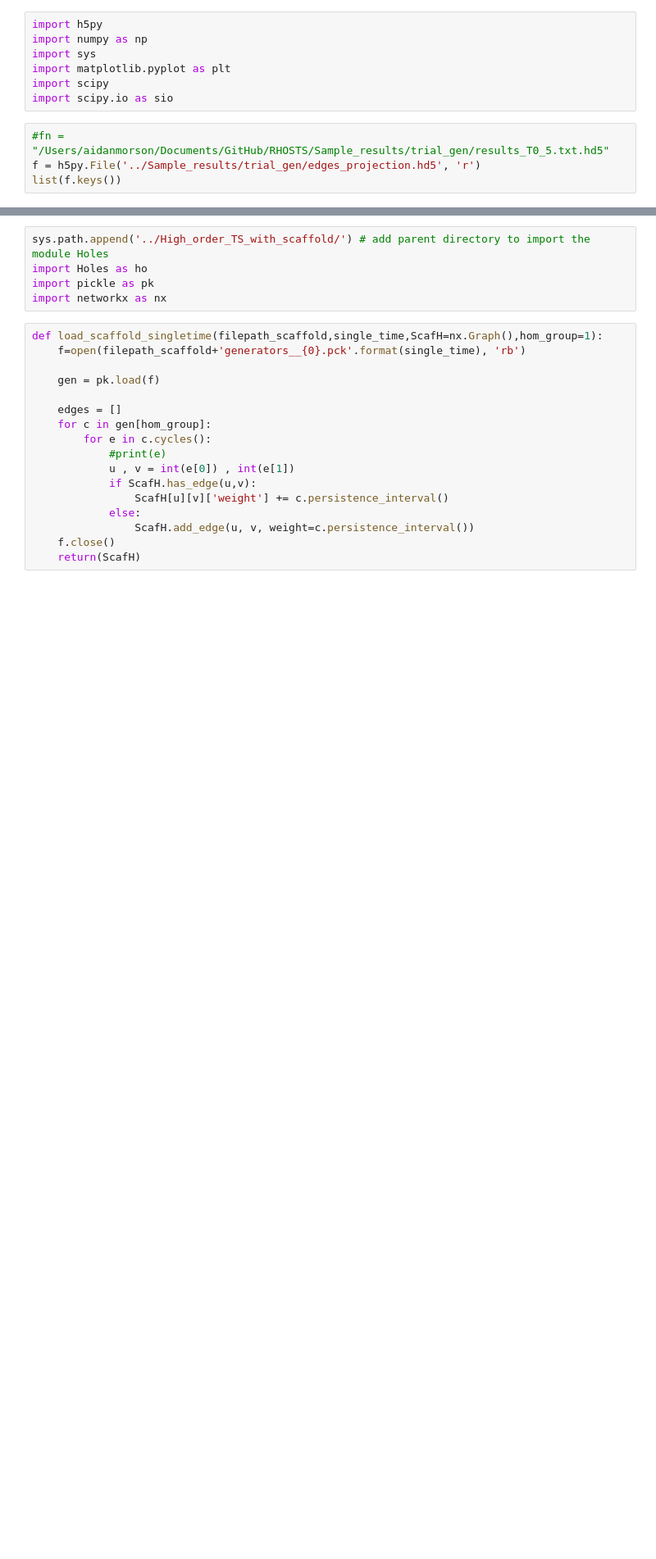
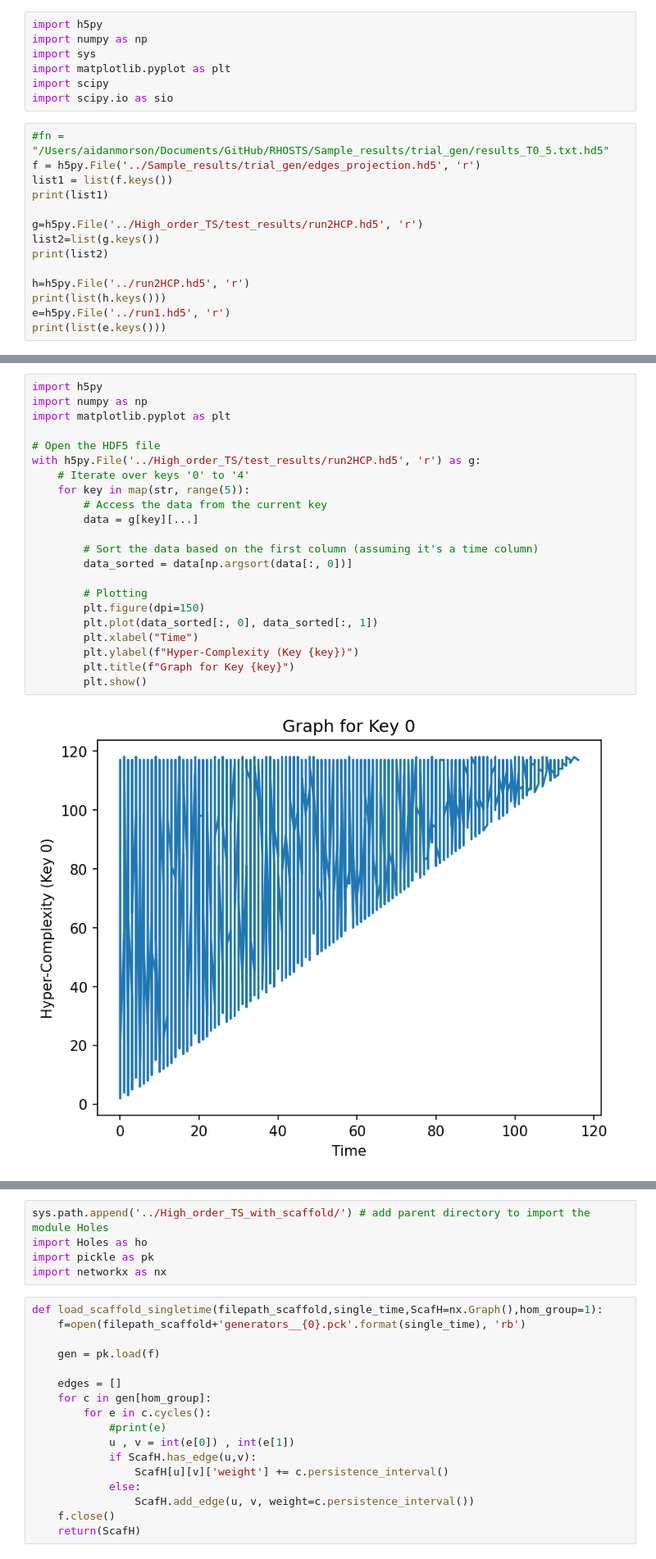
Before and after one commit to AidanM5912/RHOSTS, a Jupyter notebook: Notebooks/test.ipynb, the cells around one changed output, grey strips where cells are left out. Shown at 82% size. Drawn from its saved outputs; the diff is of its cells as text; blank space fills up the shorter version.

```diff
--- a/Notebooks/test.ipynb
+++ b/Notebooks/test.ipynb
@@ -8,6 +8,16 @@ import scipy.io as sio
 # %%
 #fn = "/Users/aidanmorson/Documents/GitHub/RHOSTS/Sample_results/trial_gen/results_T0_5.txt.hd5"
 f = h5py.File('../Sample_results/trial_gen/edges_projection.hd5', 'r')
-list(f.keys())
+list1 = list(f.keys())
+print(list1)
+
+g=h5py.File('../High_order_TS/test_results/run2HCP.hd5', 'r')
+list2=list(g.keys())
+print(list2)
+
+h=h5py.File('../run2HCP.hd5', 'r')
+print(list(h.keys()))
+e=h5py.File('../run1.hd5', 'r')
+print(list(e.keys()))
 # %% [output]
 []
@@ -60,0 +69,24 @@ SyntaxError: Missing parentheses in call to 'print'. Did you mean print(...)? (3
+# %%
+import h5py
+import numpy as np
+import matplotlib.pyplot as plt
+
+# Open the HDF5 file
+with h5py.File('../High_order_TS/test_results/run2HCP.hd5', 'r') as g:
+    # Iterate over keys '0' to '4'
+    for key in map(str, range(5)):
+        # Access the data from the current key
+        data = g[key][...]
+
+        # Sort the data based on the first column (assuming it's a time column)
+        data_sorted = data[np.argsort(data[:, 0])]
+
+        # Plotting
+        plt.figure(dpi=150)
+        plt.plot(data_sorted[:, 0], data_sorted[:, 1])
+        plt.xlabel("Time")
+        plt.ylabel(f"Hyper-Complexity (Key {key})")
+        plt.title(f"Graph for Key {key}")
+        plt.show()
+# %% [output]
+[figure, added]
```
Also changed, not shown: parts of 7 cells of this notebook, 18 other files.
